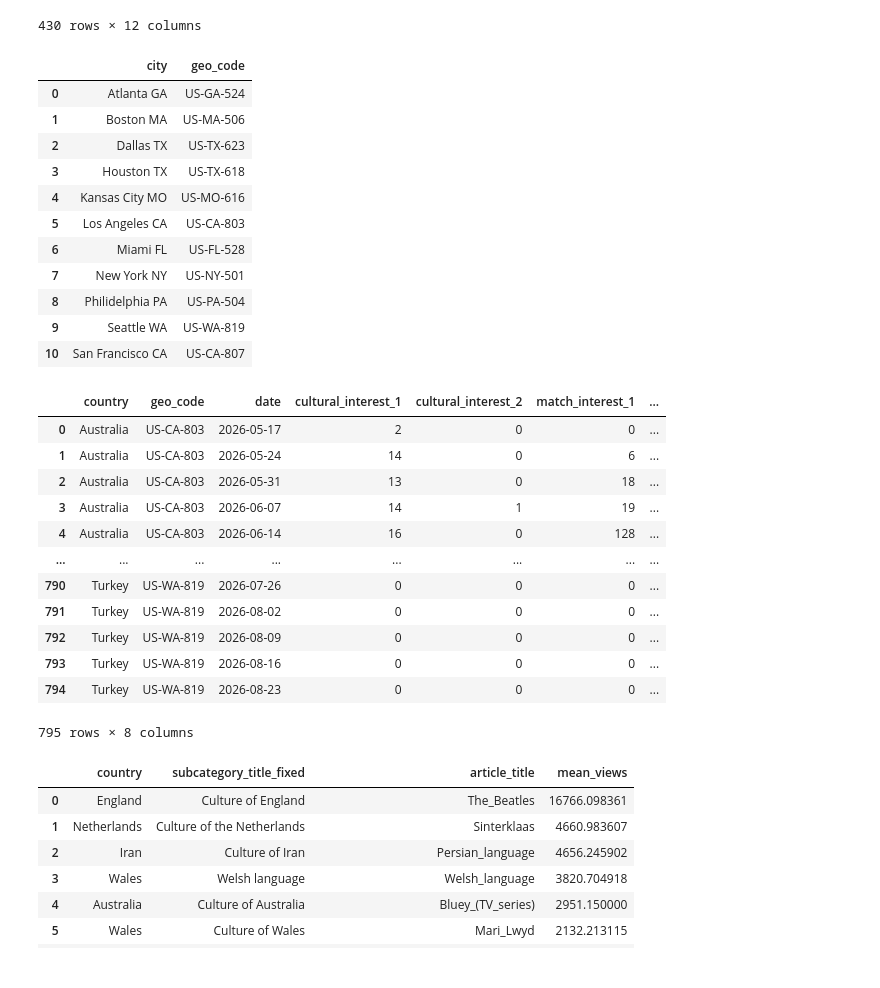
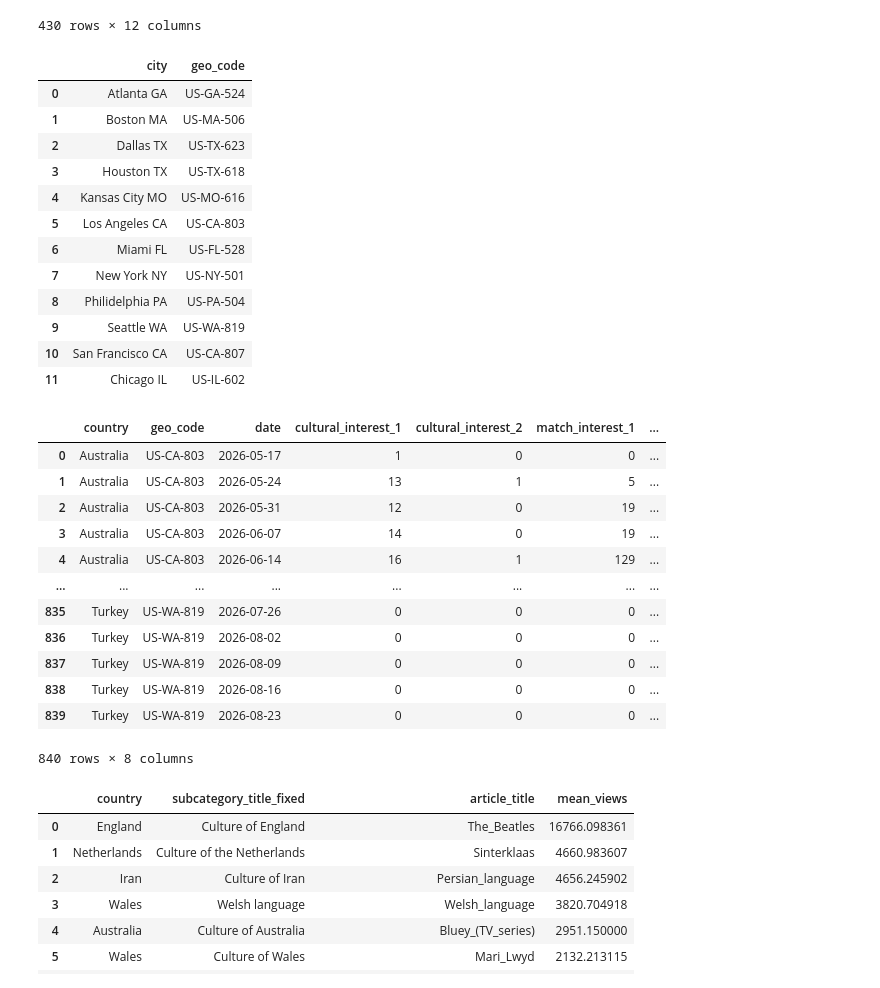
Before and after one commit to loganjeskildsen28/qss20_final_project, a Jupyter notebook: code/1_clean_merge_data.ipynb, the cells around one changed output. Cells and saved outputs as stored; diff of their text form; code cells hidden in the pictures.

```diff
--- a/code/1_clean_merge_data.ipynb
+++ b/code/1_clean_merge_data.ipynb
@@ -257,47 +257,48 @@ country_final_df.to_csv('../data/country_final_data.csv')
 
 ## Import host city data in geoName format for API to read
 host_cities = ['Atlanta GA', 'Boston MA', 'Dallas TX', 'Houston TX', 'Kansas City MO', 'Los Angeles CA', 'Miami FL', 'New York NY', 'Philidelphia PA',
-              'Seattle WA', 'San Francisco CA']
+              'Seattle WA', 'San Francisco CA', 'Chicago IL']
 
 ## Map to readable geo codes. These are publicly available so I just took them from online https://github.com/epfl-dlab/GoogleTrendsAnchorBank
 host_codes = ['US-GA-524', 'US-MA-506', 'US-TX-623', 'US-TX-618', 'US-MO-616','US-CA-803', 'US-FL-528', 'US-NY-501', 'US-PA-504',
-             'US-WA-819', 'US-CA-807']
+             'US-WA-819', 'US-CA-807', 'US-IL-602']
 
 host_df = pd.DataFrame({"city": host_cities, "geo_code": host_codes})
 
 host_df
 
 ## Now left join on geo_code with regional_search_interest_df
 regional_search_final_df = pd.merge(regional_search_interest_df, host_df, how = 'left', on="geo_code")
 regional_search_final_df
 
 regional_search_final_df.to_csv('../data/regional_final_data.csv')
 # %% [output]
 |  | city | geo_code |
 | 0 | Atlanta GA | US-GA-524 |
 | 1 | Boston MA | US-MA-506 |
 | 2 | Dallas TX | US-TX-623 |
 | 3 | Houston TX | US-TX-618 |
 | 4 | Kansas City MO | US-MO-616 |
 | 5 | Los Angeles CA | US-CA-803 |
 | 6 | Miami FL | US-FL-528 |
 | 7 | New York NY | US-NY-501 |
 | 8 | Philidelphia PA | US-PA-504 |
 | 9 | Seattle WA | US-WA-819 |
 | 10 | San Francisco CA | US-CA-807 |
+| 11 | Chicago IL | US-IL-602 |
 |  | country | geo_code | date | cultural_interest_1 | cultural_interest_2 | match_interest_1 | ... |
-| 0 | Australia | US-CA-803 | 2026-05-17 | 2 | 0 | 0 | ... |
-| 1 | Australia | US-CA-803 | 2026-05-24 | 14 | 0 | 6 | ... |
-| 2 | Australia | US-CA-803 | 2026-05-31 | 13 | 0 | 18 | ... |
-| 3 | Australia | US-CA-803 | 2026-06-07 | 14 | 1 | 19 | ... |
-| 4 | Australia | US-CA-803 | 2026-06-14 | 16 | 0 | 128 | ... |
+| 0 | Australia | US-CA-803 | 2026-05-17 | 1 | 0 | 0 | ... |
+| 1 | Australia | US-CA-803 | 2026-05-24 | 13 | 1 | 5 | ... |
+| 2 | Australia | US-CA-803 | 2026-05-31 | 12 | 0 | 19 | ... |
+| 3 | Australia | US-CA-803 | 2026-06-07 | 14 | 0 | 19 | ... |
+| 4 | Australia | US-CA-803 | 2026-06-14 | 16 | 1 | 129 | ... |
 | ... | ... | ... | ... | ... | ... | ... | ... |
-| 790 | Turkey | US-WA-819 | 2026-07-26 | 0 | 0 | 0 | ... |
-| 791 | Turkey | US-WA-819 | 2026-08-02 | 0 | 0 | 0 | ... |
-| 792 | Turkey | US-WA-819 | 2026-08-09 | 0 | 0 | 0 | ... |
-| 793 | Turkey | US-WA-819 | 2026-08-16 | 0 | 0 | 0 | ... |
-| 794 | Turkey | US-WA-819 | 2026-08-23 | 0 | 0 | 0 | ... |
+| 835 | Turkey | US-WA-819 | 2026-07-26 | 0 | 0 | 0 | ... |
+| 836 | Turkey | US-WA-819 | 2026-08-02 | 0 | 0 | 0 | ... |
+| 837 | Turkey | US-WA-819 | 2026-08-09 | 0 | 0 | 0 | ... |
+| 838 | Turkey | US-WA-819 | 2026-08-16 | 0 | 0 | 0 | ... |
+| 839 | Turkey | US-WA-819 | 2026-08-23 | 0 | 0 | 0 | ... |
-795 rows × 8 columns
+840 rows × 8 columns
 # %%
 ## UNUSED CODE
 ## Now filter out most popular articles and apply conditional statement to keep popular articles and country main page articles in merged_daily_df
```
Also changed, not shown: 25 other files.
